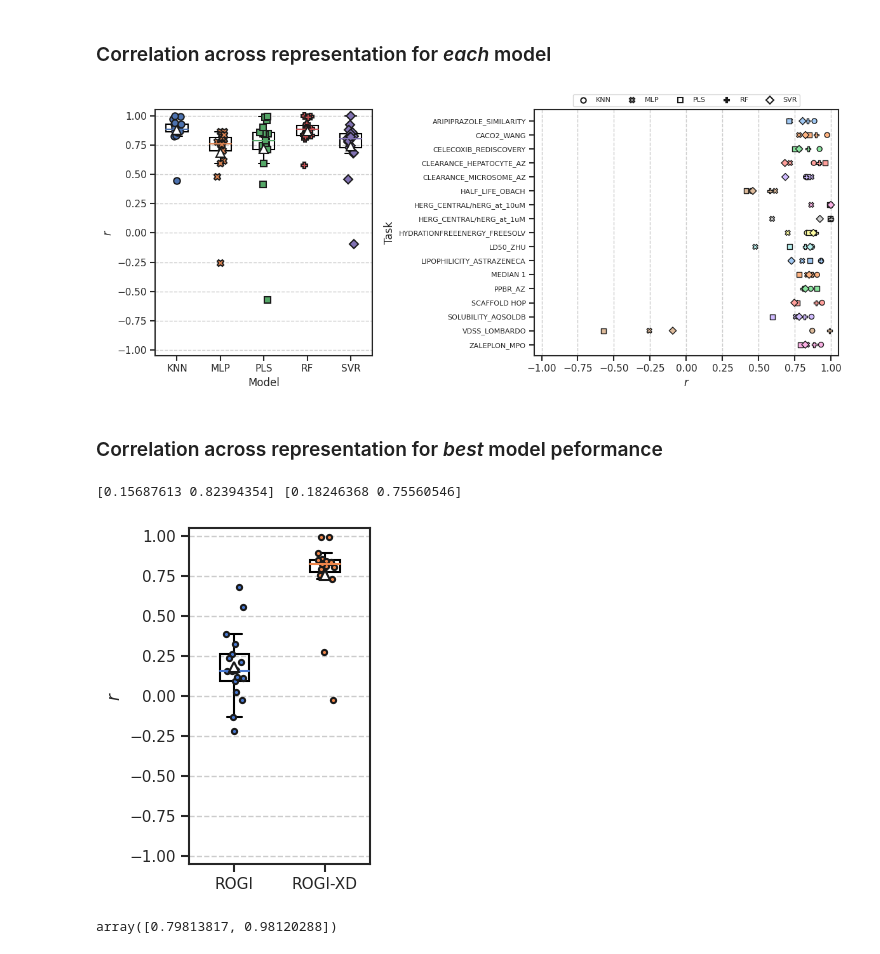
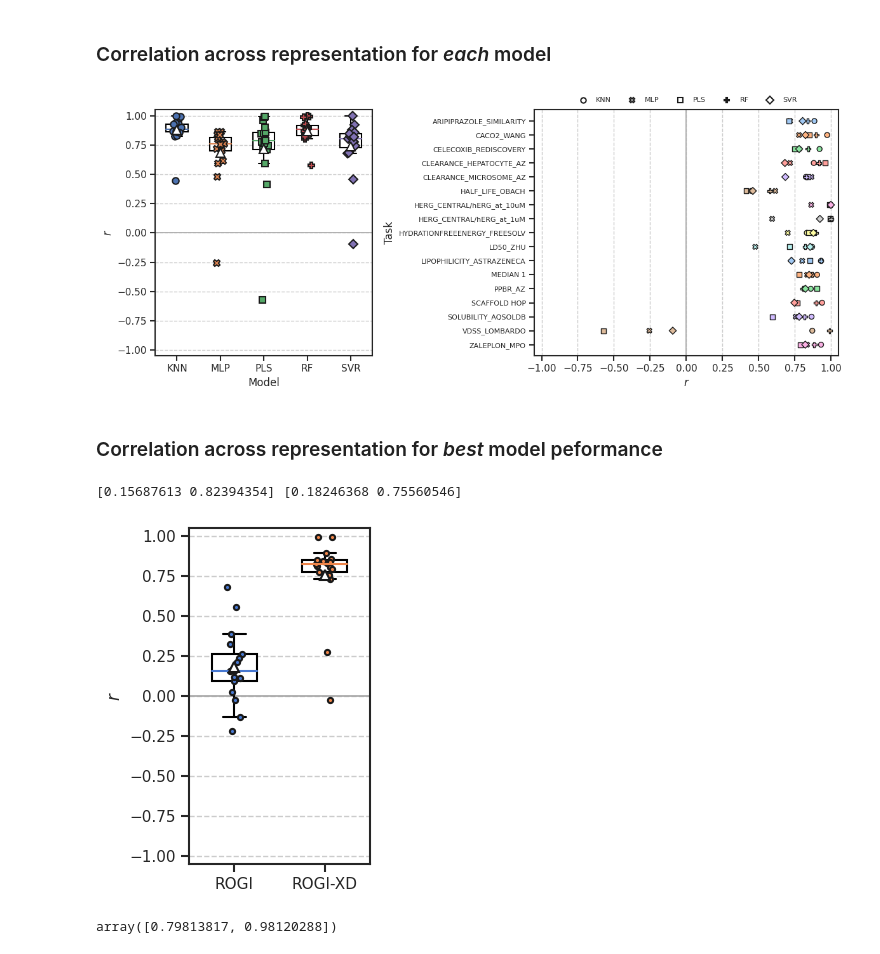
Before and after one commit to coleygroup/rogi-xd, a Jupyter notebook: notebooks/correlation.ipynb, the cells around one changed output. Saved outputs shown, nothing was run; the diff lists cells and outputs as text; code cells hidden in the pictures.

```diff
--- a/notebooks/correlation.ipynb
+++ b/notebooks/correlation.ipynb
@@ -67,6 +68,14 @@ REP_LABELS = dict(
 # %% [markdown]
 ## Plotting functions
 # %%
+def fill_in_boxes(boxes, c: str= "w", ax: Optional[plt.Axes] = None):
+    """Fill in the boxes in the given boxplot with the given color"""
+    ax = ax or plt.gca()
+
+    for box in boxes:
+        patch = patches.PathPatch(box.get_path(), edgecolor="None", facecolor=c, zorder=1)
+        ax.add_patch(patch)
+
 def plot_corr_models(s_corr: pd.Series, ax: plt.Axes = None):
     ax = ax or plt.gca()
 
@@ -85,11 +94,12 @@ def plot_corr_models(s_corr: pd.Series, ax: plt.Axes = None):
         showmeans=True,
         patch_artist=True,
         boxprops=dict(lw=1.5, fc="None"),
-        medianprops=dict(c=None),
+        medianprops=dict(c=None, zorder=2),
         meanprops=dict(ms=10, mew=1.5),
         capprops=dict(lw=1.5),
         showfliers=False,
     )
+    fill_in_boxes(bp['boxes'], 'w', ax)
 
     for median, c in zip(bp['medians'], model_colors):
         median.set_color(c)
@@ -102,6 +112,7 @@ def plot_corr_models(s_corr: pd.Series, ax: plt.Axes = None):
     # ax.scatter(x, y, 50, DATASET_COLORS, MARKERS[j], edgecolor='k', linewidth=1.5)
 
     ax.grid(False, axis='x')
+    ax.axhline(0, c='darkgrey', ls='-', lw=1.25, zorder=0.9)
     ax.set_ylim(-1.05, 1.05)
     ax.set_xlabel("Model")
     ax.set_ylabel(r"$r$")
@@ -123,6 +134,7 @@ def plot_corr_task(s_corr: pd.Series, ax: plt.Axes = None):
 
     ax.set_xlim(-1.05, 1.05)
     ax.grid(False, axis='y')
+    ax.axvline(0, c='darkgrey', ls='-', lw=1.25, zorder=0.9)
     ax.set_ylabel("Task")
     ax.set_xlabel(r"$r$")
     ax.tick_params(axis='y', labelsize=8)
@@ -138,7 +150,8 @@ def plot_corr_task(s_corr: pd.Series, ax: plt.Axes = None):
         bbox_to_anchor=(0.5, 1.0),
         facecolor="w",
         fontsize=8,
-        ncols=len(models)
+        ncols=len(models),
+        edgecolor="None",
     )
 
 
@@ -255,7 +284,7 @@ fig.savefig(
     f"../results/figures/correlation/model-task_{version}.pdf", bbox_inches="tight"
 )
 # %% [output]
-[figure, old version]
+[figure, new version]
 # %% [markdown]
 ### Correlation across representation for _best_ model peformance
 # %%
@@ -273,35 +302,37 @@ JITTER = 0.1
 
 bp = ax.boxplot(
     Y,
     vert=True,
     labels=["ROGI", "ROGI-XD"],
-    widths=0.33,
+    widths=0.5,
     showmeans=True,
     patch_artist=True,
     boxprops=dict(lw=1.5, fc="None"),
     medianprops=dict(c=None),
     meanprops=dict(ms=7.5, mew=1.5),
     capprops=dict(lw=1.5),
     showfliers=False,
 )
+fill_in_boxes(bp['boxes'], 'w', ax)
 
 for j in range(Y.shape[1]):
     y = Y[:, j]
     x = (j + 1) + np.random.uniform(-JITTER, JITTER, y.shape)
 
     ax.plot(x, y, '.', mew=1.5, ms=7.5)
 
 ax.grid(False, axis='x')
 ax.set_ylim(-1.05, 1.05)
+ax.axhline(0, c='darkgrey', ls='-', lw=1.25, zorder=0.9)
 # ax.set_xlabel("Model")
 ax.set_ylabel(r"$r$")
 
 fig.tight_layout()
 fig.savefig("../results/figures/correlation/task-best-v1v2.pdf", bbox_inches="tight")
 print(np.median(Y, 0), np.mean(Y, 0))
 # %% [output]
 [0.15687613 0.82394354] [0.18246368 0.75560546]
-[figure, old version]
+[figure, new version]
 # %%
 ys = []
 for df_ in [df_v1, df_v2]:
```
Also changed, not shown: parts of 2 cells of this notebook, 18 other files.
